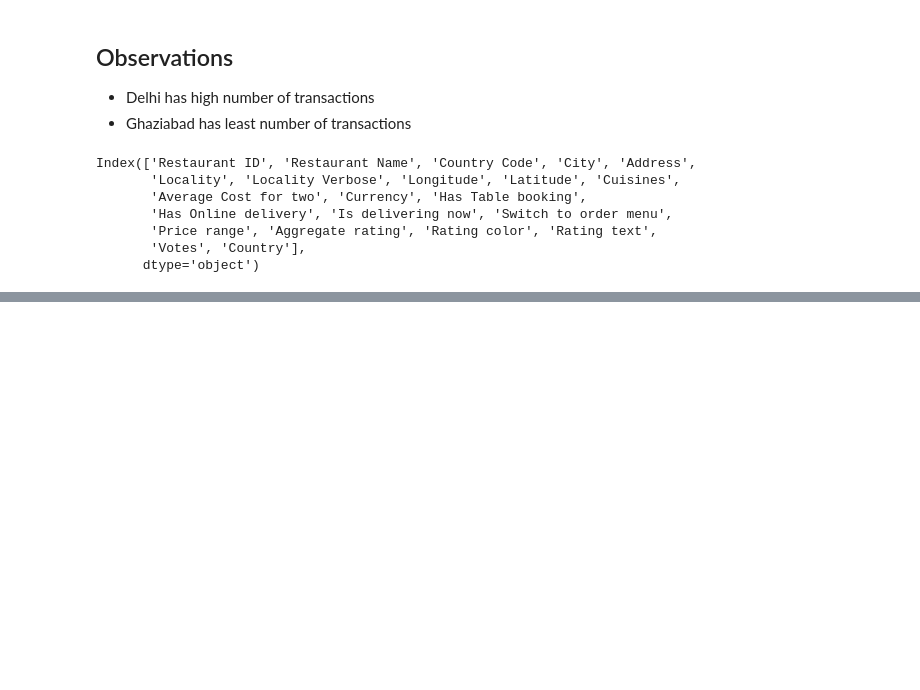
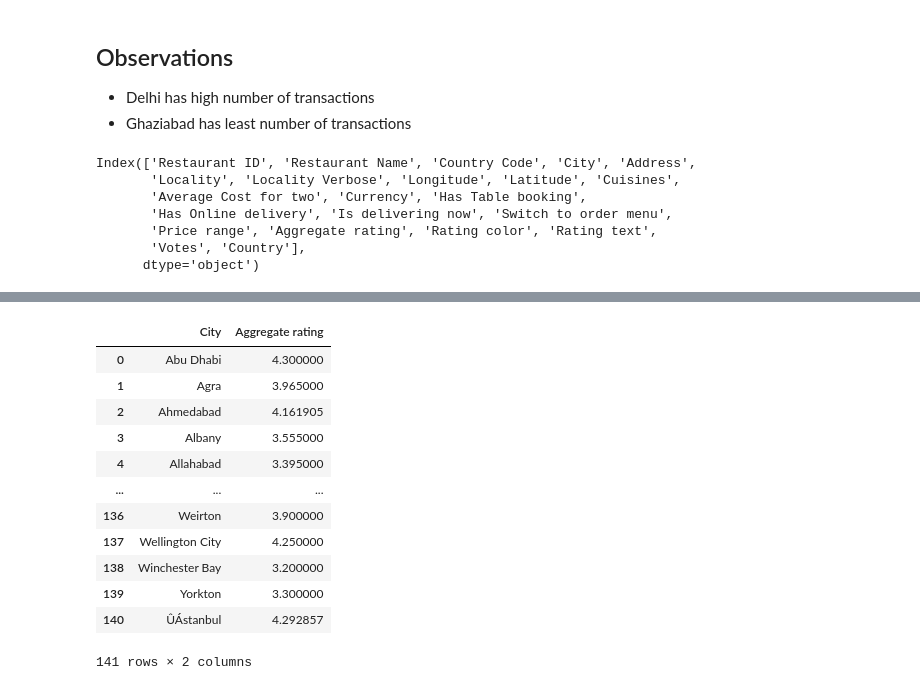
Before and after one commit to SudhaMsr/Python-for-DataScience, a Jupyter notebook: EDA/Zomato EDA.ipynb, the cells around one changed output, grey strips where cells are left out. Cells and saved outputs as stored; diff of their text form; code cells hidden in the pictures; blank space fills up the shorter version.

```diff
--- a/EDA/Zomato EDA.ipynb
+++ b/EDA/Zomato EDA.ipynb
@@ -535,0 +590,16 @@ TypeError: 'DataFrame' object is not callable
+# %%
+city_rating
+# %% [output]
+|  | City | Aggregate rating |
+| 0 | Abu Dhabi | 4.300000 |
+| 1 | Agra | 3.965000 |
+| 2 | Ahmedabad | 4.161905 |
+| 3 | Albany | 3.555000 |
+| 4 | Allahabad | 3.395000 |
+| ... | ... | ... |
+| 136 | Weirton | 3.900000 |
+| 137 | Wellington City | 4.250000 |
+| 138 | Winchester Bay | 3.200000 |
+| 139 | Yorkton | 3.300000 |
+| 140 | ÛÁstanbul | 4.292857 |
+141 rows × 2 columns
```
Also changed, not shown: parts of 9 cells of this notebook.
